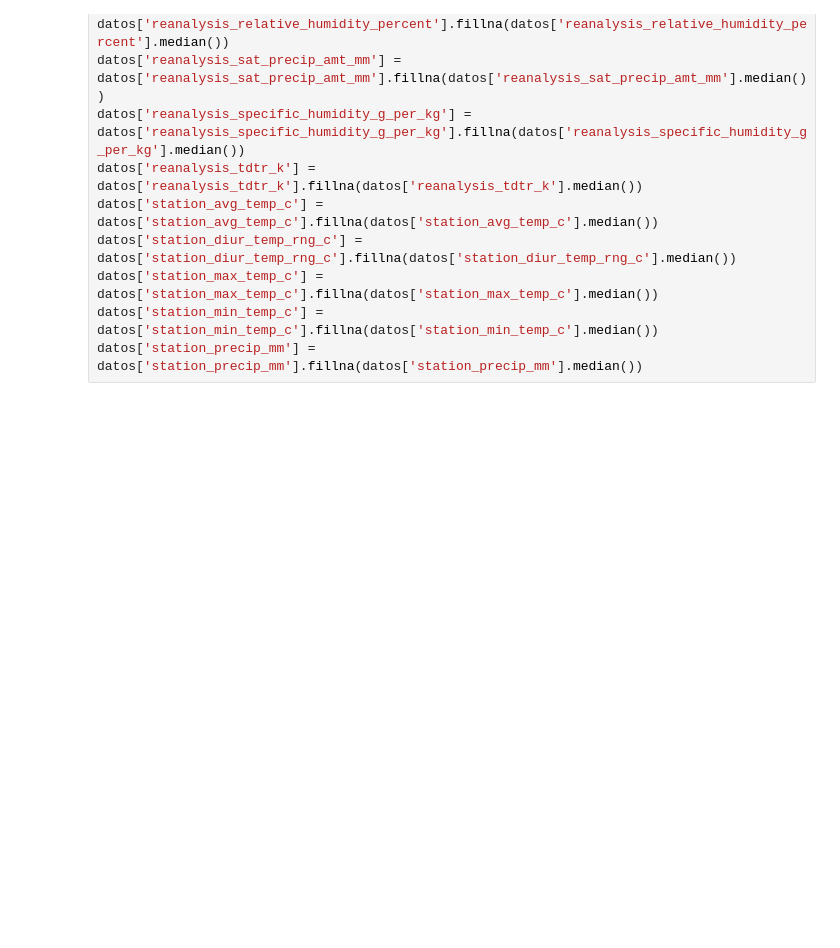
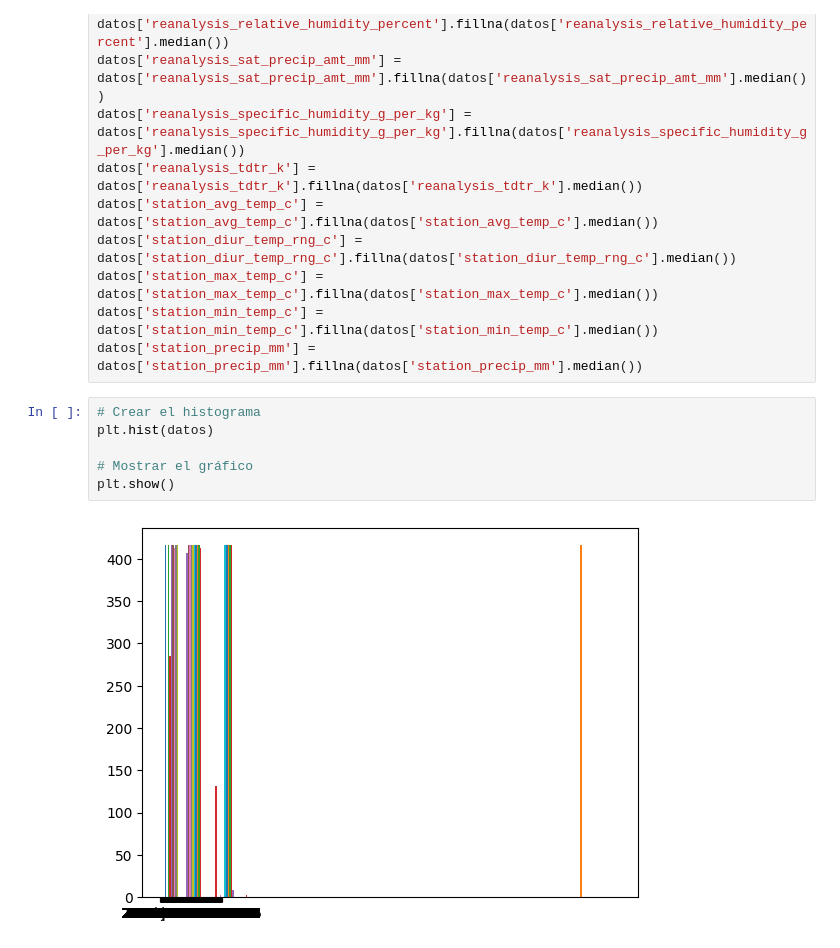
Before and after one commit to sebas123456m/SEMILLERO-CIENCIA-DE-DATOS, a Jupyter notebook: Proyecto1_Prediccion_Propagacion_Enfermedades.ipynb, the cells around one changed output. Cells and saved outputs as stored; diff of their text form; blank space fills up the shorter version.

Commit message:
histograma

```diff
--- a/Proyecto1_Prediccion_Propagacion_Enfermedades.ipynb
+++ b/Proyecto1_Prediccion_Propagacion_Enfermedades.ipynb
@@ -291,3 +291,11 @@ datos['station_diur_temp_rng_c'] = datos['station_diur_temp_rng_c'].fillna(datos
 datos['station_max_temp_c'] = datos['station_max_temp_c'].fillna(datos['station_max_temp_c'].median())
 datos['station_min_temp_c'] = datos['station_min_temp_c'].fillna(datos['station_min_temp_c'].median())
 datos['station_precip_mm'] = datos['station_precip_mm'].fillna(datos['station_precip_mm'].median())
+# %%
+# Crear el histograma
+plt.hist(datos)
+
+# Mostrar el gráfico
+plt.show()
+# %% [output]
+[figure, added]
```
